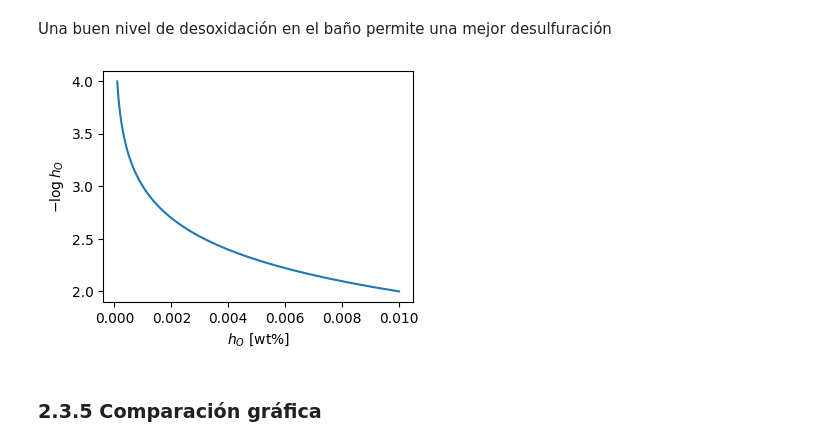
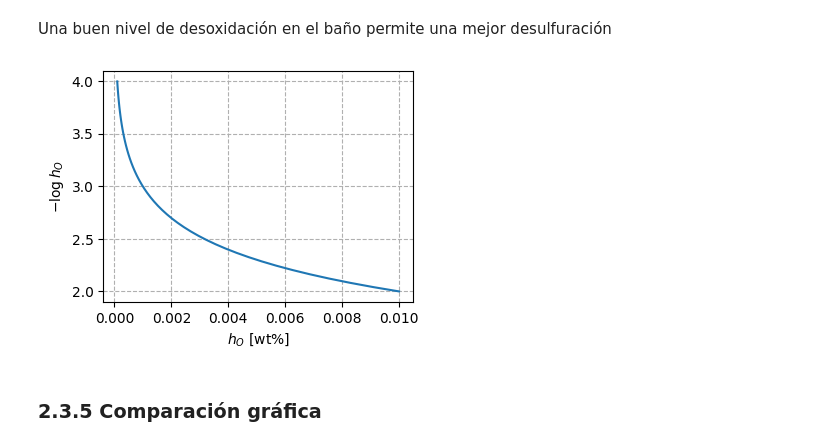
Before and after one commit to eicastroc/steelmaking101, a Jupyter notebook: es/modulo02_Desulf/02_coefRepartoAzufre.ipynb, the cells around one changed output. Drawn from its saved outputs; the diff is of its cells as text; code cells hidden in the pictures.

```diff
--- a/es/modulo02_Desulf/02_coefRepartoAzufre.ipynb
+++ b/es/modulo02_Desulf/02_coefRepartoAzufre.ipynb
@@ -114,15 +114,15 @@ Una buen nivel de desoxidación en el baño permite una mejor desulfuración
 # %%
 fig, ax = plt.subplots(figsize=(4, 3))
 
 aO = np.logspace(-4, -2, 50)
 
 ax.plot(aO, -np.log10(aO))
 ax.set_xlabel(r"$h_O$ [wt%]")
 ax.set_ylabel(r"$-\log h_O$")
-
+ax.grid(ls='--')
 plt.show()
 # %% [output]
-[figure, old version]
+[figure, new version]
 # %% [markdown]
 ### 2.3.5 Comparación gráfica
 # %%
```
Also changed, not shown: parts of 2 cells of this notebook, 4 other files.
